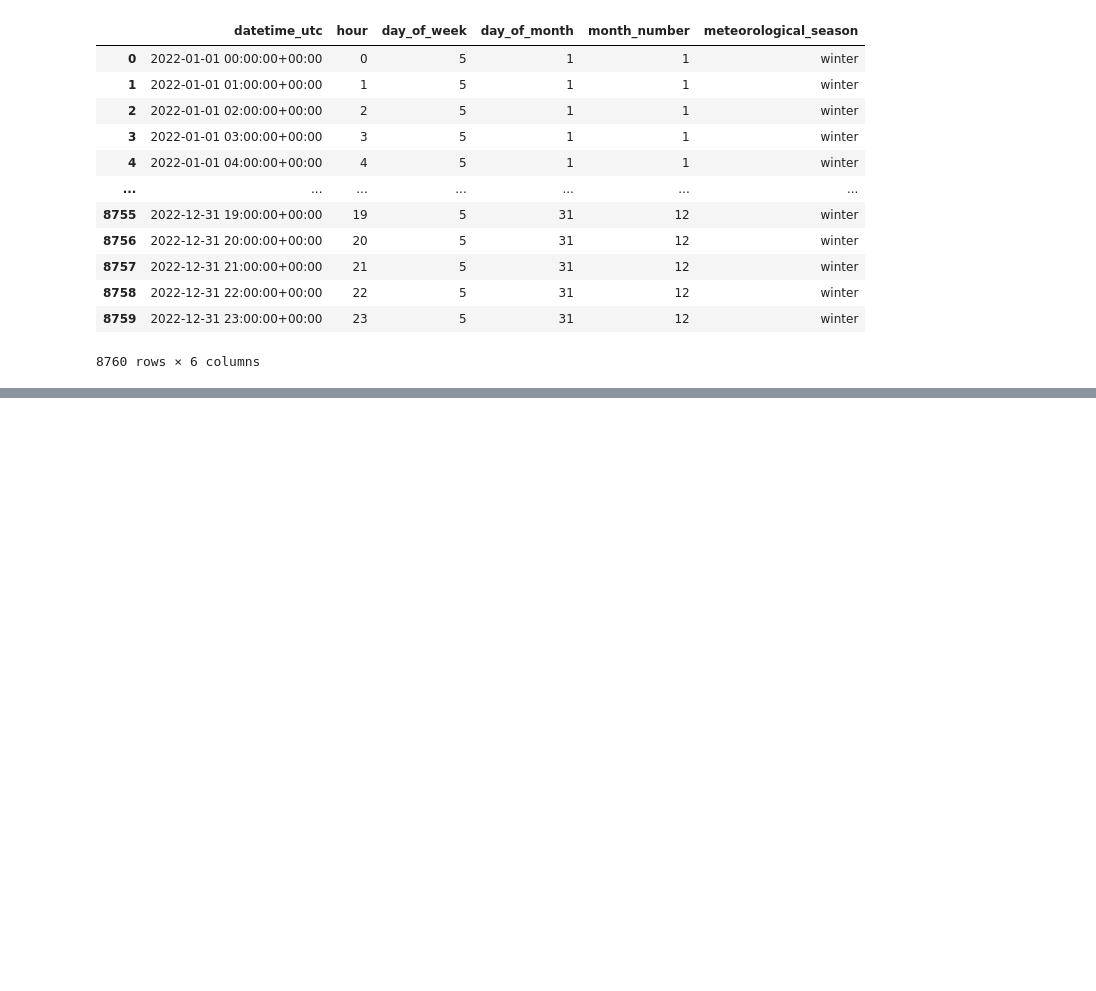
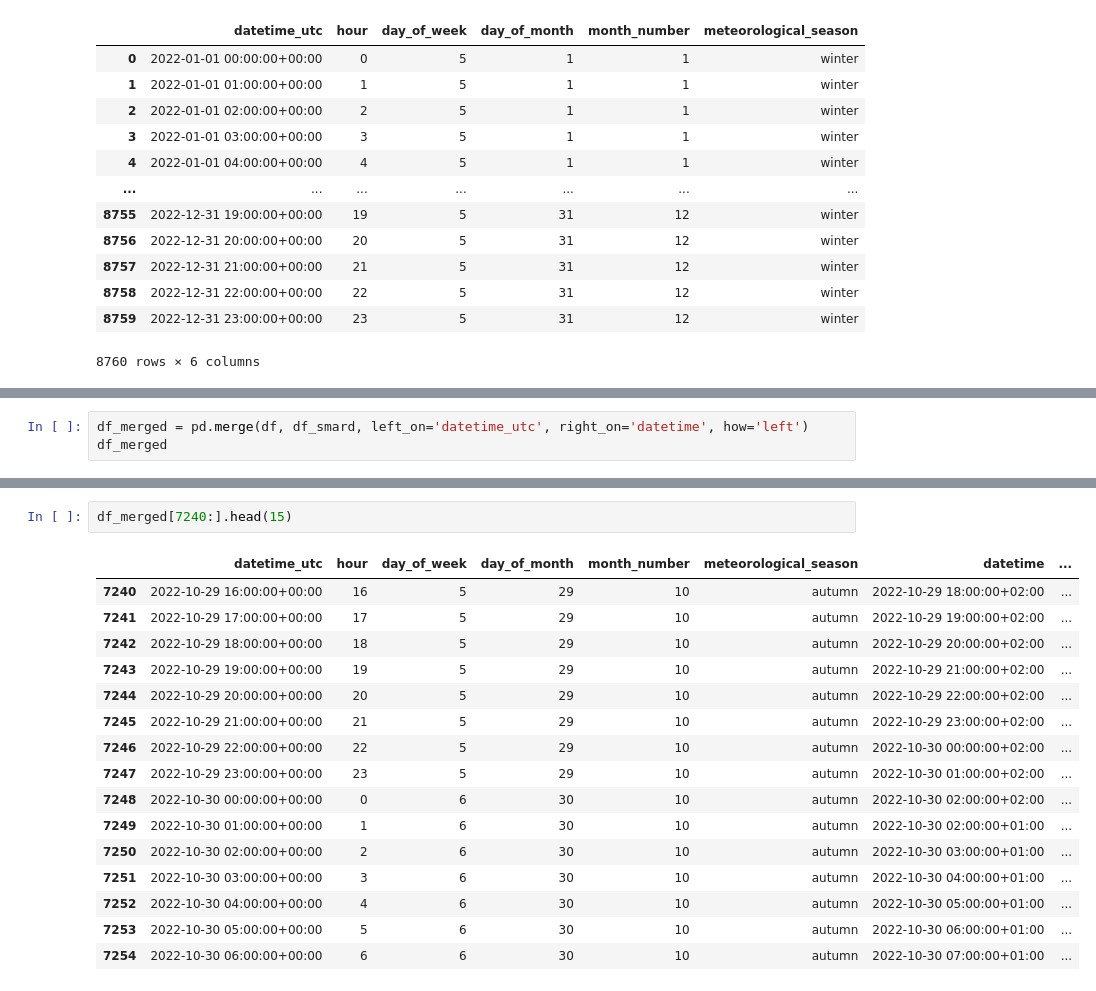
Before and after one commit to meteoviz/wind_power_forecasting_germany, a Jupyter notebook: notebooks/ML_dataframe.ipynb, the cells around one changed output, grey strips where cells are left out. Cells and saved outputs as stored; diff of their text form; blank space fills up the shorter version.

```diff
--- a/notebooks/ML_dataframe.ipynb
+++ b/notebooks/ML_dataframe.ipynb
@@ -195,0 +207,3 @@ df
+# %%
+df_merged = pd.merge(df, df_smard, left_on='datetime_utc', right_on='datetime', how='left')
+df_merged
@@ -195,0 +245,19 @@ df
+# %%
+df_merged[7240:].head(15)
+# %% [output]
+|  | datetime_utc | hour | day_of_week | day_of_month | month_number | meteorological_season | datetime | ... |
+| 7240 | 2022-10-29 16:00:00+00:00 | 16 | 5 | 29 | 10 | autumn | 2022-10-29 18:00:00+02:00 | ... |
+| 7241 | 2022-10-29 17:00:00+00:00 | 17 | 5 | 29 | 10 | autumn | 2022-10-29 19:00:00+02:00 | ... |
+| 7242 | 2022-10-29 18:00:00+00:00 | 18 | 5 | 29 | 10 | autumn | 2022-10-29 20:00:00+02:00 | ... |
+| 7243 | 2022-10-29 19:00:00+00:00 | 19 | 5 | 29 | 10 | autumn | 2022-10-29 21:00:00+02:00 | ... |
+| 7244 | 2022-10-29 20:00:00+00:00 | 20 | 5 | 29 | 10 | autumn | 2022-10-29 22:00:00+02:00 | ... |
+| 7245 | 2022-10-29 21:00:00+00:00 | 21 | 5 | 29 | 10 | autumn | 2022-10-29 23:00:00+02:00 | ... |
+| 7246 | 2022-10-29 22:00:00+00:00 | 22 | 5 | 29 | 10 | autumn | 2022-10-30 00:00:00+02:00 | ... |
+| 7247 | 2022-10-29 23:00:00+00:00 | 23 | 5 | 29 | 10 | autumn | 2022-10-30 01:00:00+02:00 | ... |
+| 7248 | 2022-10-30 00:00:00+00:00 | 0 | 6 | 30 | 10 | autumn | 2022-10-30 02:00:00+02:00 | ... |
+| 7249 | 2022-10-30 01:00:00+00:00 | 1 | 6 | 30 | 10 | autumn | 2022-10-30 02:00:00+01:00 | ... |
+| 7250 | 2022-10-30 02:00:00+00:00 | 2 | 6 | 30 | 10 | autumn | 2022-10-30 03:00:00+01:00 | ... |
+| 7251 | 2022-10-30 03:00:00+00:00 | 3 | 6 | 30 | 10 | autumn | 2022-10-30 04:00:00+01:00 | ... |
+| 7252 | 2022-10-30 04:00:00+00:00 | 4 | 6 | 30 | 10 | autumn | 2022-10-30 05:00:00+01:00 | ... |
+| 7253 | 2022-10-30 05:00:00+00:00 | 5 | 6 | 30 | 10 | autumn | 2022-10-30 06:00:00+01:00 | ... |
+| 7254 | 2022-10-30 06:00:00+00:00 | 6 | 6 | 30 | 10 | autumn | 2022-10-30 07:00:00+01:00 | ... |
```
Also changed, not shown: parts of 6 cells of this notebook.
